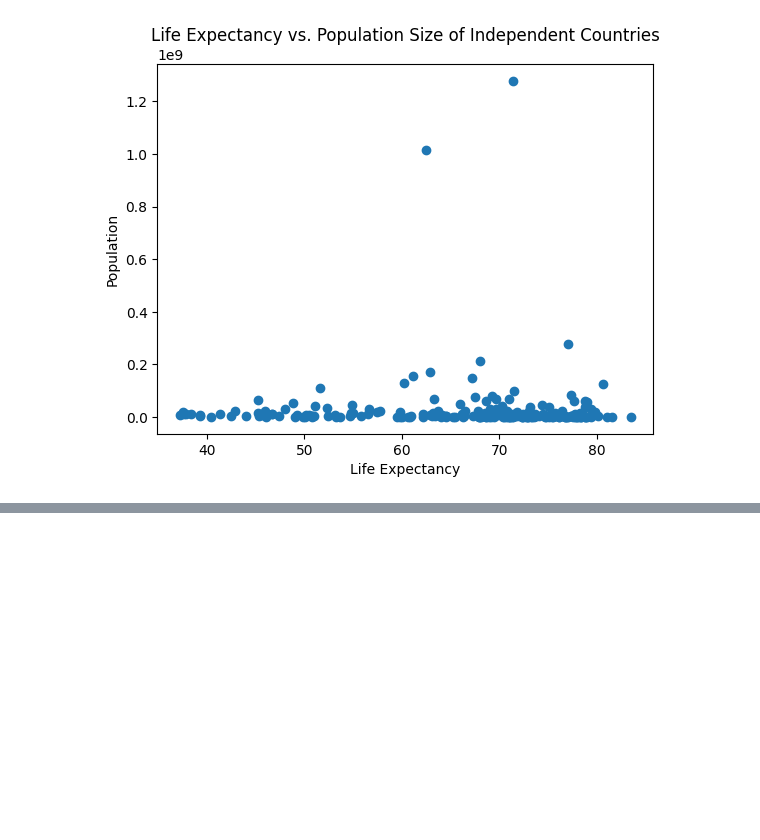
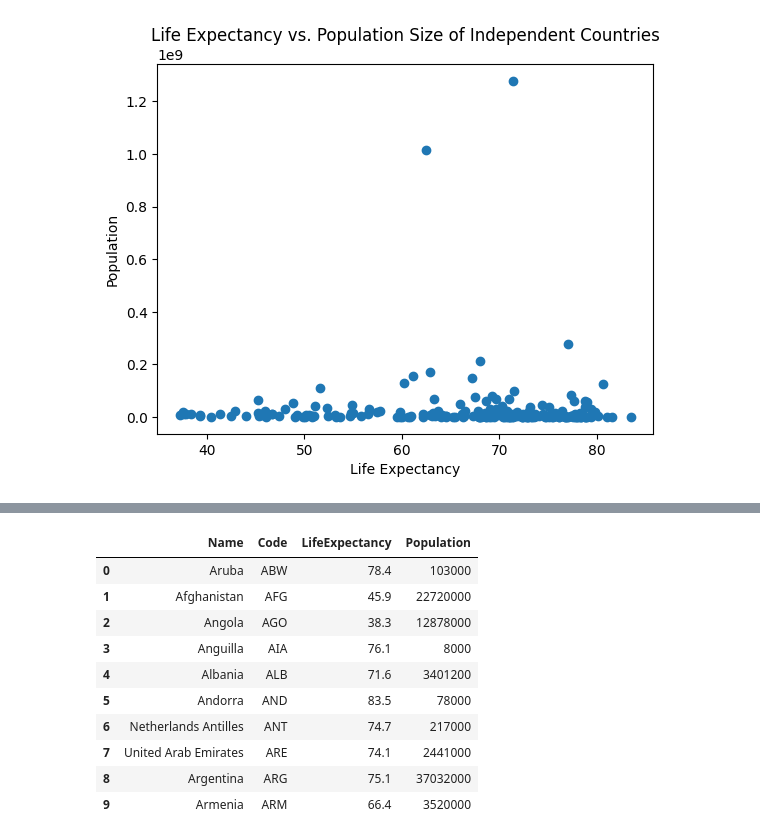
Before and after one commit to rjgott/ProblemSet5, a Jupyter notebook: ps5_main.ipynb, the cells around one changed output, grey strips where cells are left out. Saved outputs shown, nothing was run; the diff lists cells and outputs as text; code cells hidden in the pictures; blank space fills up the shorter version.

```diff
--- a/ps5_main.ipynb
+++ b/ps5_main.ipynb
@@ -236,0 +311,19 @@ Text(0.5, 1.0, 'Life Expectancy vs. Population Size of Independent Countries')
+# %%
+#Make data frame for country data
+
+df_query2 = select([country.c.Name, country.c.Code, country.c.LifeExpectancy, country.c.Population])
+
+df = pd.read_sql(df_query2, conn)
+df.head(10)
+# %% [output]
+|  | Name | Code | LifeExpectancy | Population |
+| 0 | Aruba | ABW | 78.4 | 103000 |
+| 1 | Afghanistan | AFG | 45.9 | 22720000 |
+| 2 | Angola | AGO | 38.3 | 12878000 |
+| 3 | Anguilla | AIA | 76.1 | 8000 |
+| 4 | Albania | ALB | 71.6 | 3401200 |
+| 5 | Andorra | AND | 83.5 | 78000 |
+| 6 | Netherlands Antilles | ANT | 74.7 | 217000 |
+| 7 | United Arab Emirates | ARE | 74.1 | 2441000 |
+| 8 | Argentina | ARG | 75.1 | 37032000 |
+| 9 | Armenia | ARM | 66.4 | 3520000 |
```
Also changed, not shown: parts of 7 cells of this notebook.
